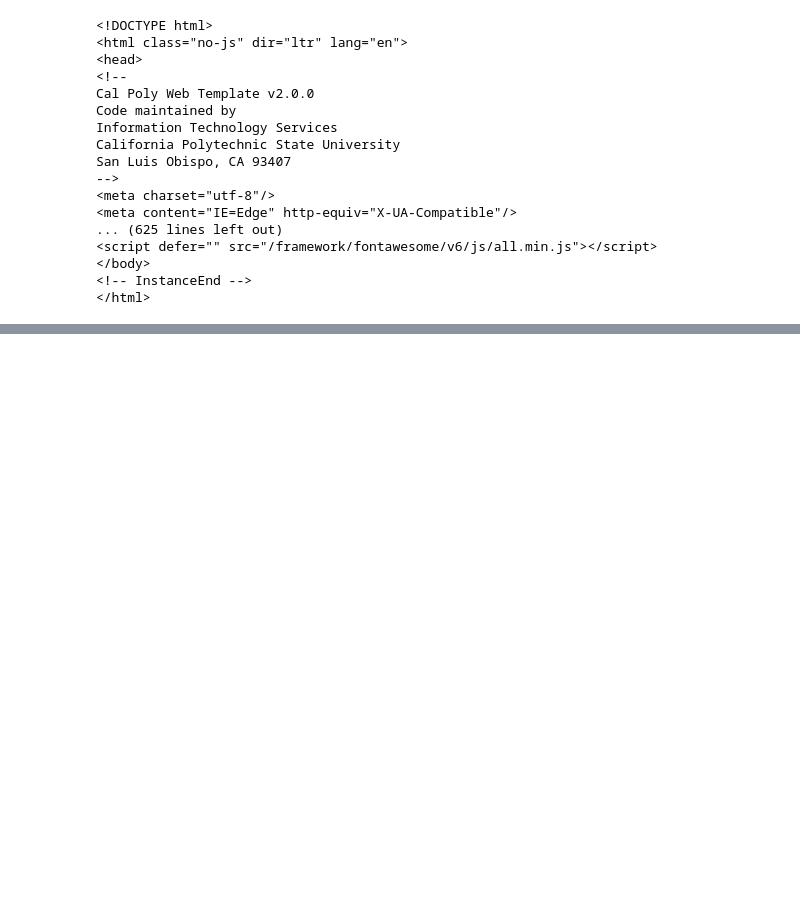
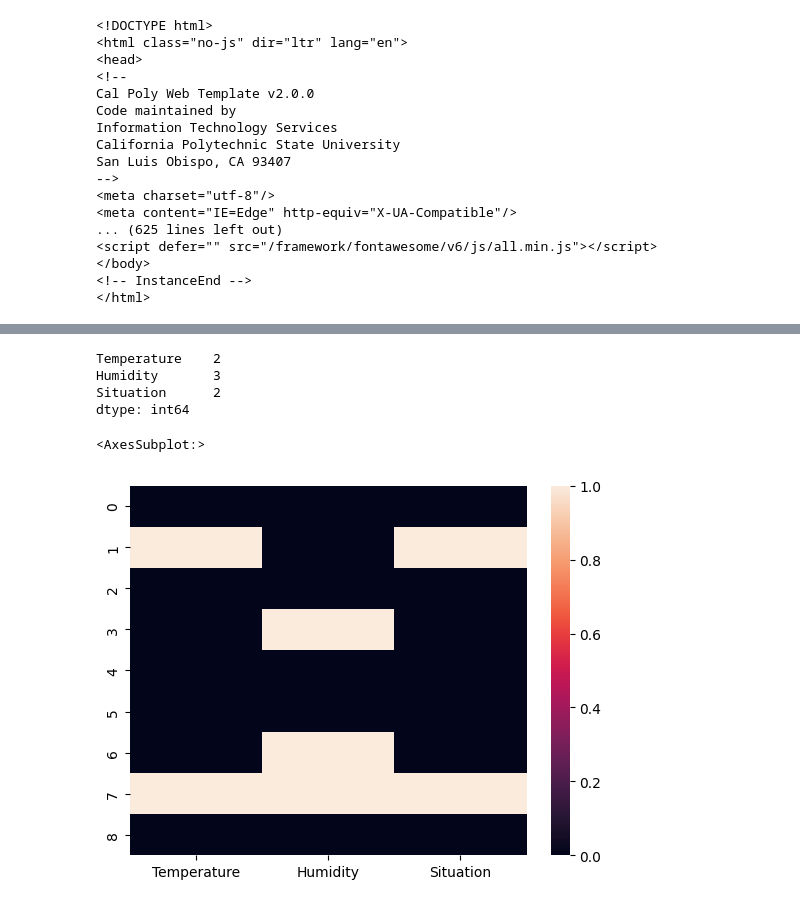
Before and after one commit to nalini25s/Data-Analytics, a Jupyter notebook: Python/Numpy and Pandas.ipynb, the cells around one changed output, grey strips where cells are left out. Saved outputs shown, nothing was run; the diff lists cells and outputs as text; code cells hidden in the pictures; blank space fills up the shorter version.

Commit message:
data cleaning and preprocessing learning

```diff
--- a/Python/Numpy and Pandas.ipynb
+++ b/Python/Numpy and Pandas.ipynb
@@ -168,0 +171,10 @@ San Luis Obispo, CA 93407
+# %%
+import pandas as pd
+import numpy as np
+#creating a dataframe using dict
+df = pd.DataFrame(data={
+    'Temperature':[25,np.nan,34,20,15,19,18,np.nan,25],
+    'Humidity':[20,20,12,np.nan,13,15,np.nan,np.nan,20],
+    'Situation':['Humid',np.nan, 'Too-Sunny','cool','Too Cool','Normal','Normal',np.nan,'Humid']
+})
+df
@@ -168,0 +206,14 @@ San Luis Obispo, CA 93407
+# %%
+df.isna().sum()
+# %% [output]
+Temperature    2
+Humidity       3
+Situation      2
+dtype: int64
+# %%
+#using visual approach to check the missing values
+import seaborn as sns
+sns.heatmap(df.isnull())
+# %% [output]
+<AxesSubplot:>
+[figure, added]
```
Also changed, not shown: parts of 61 cells of this notebook.
